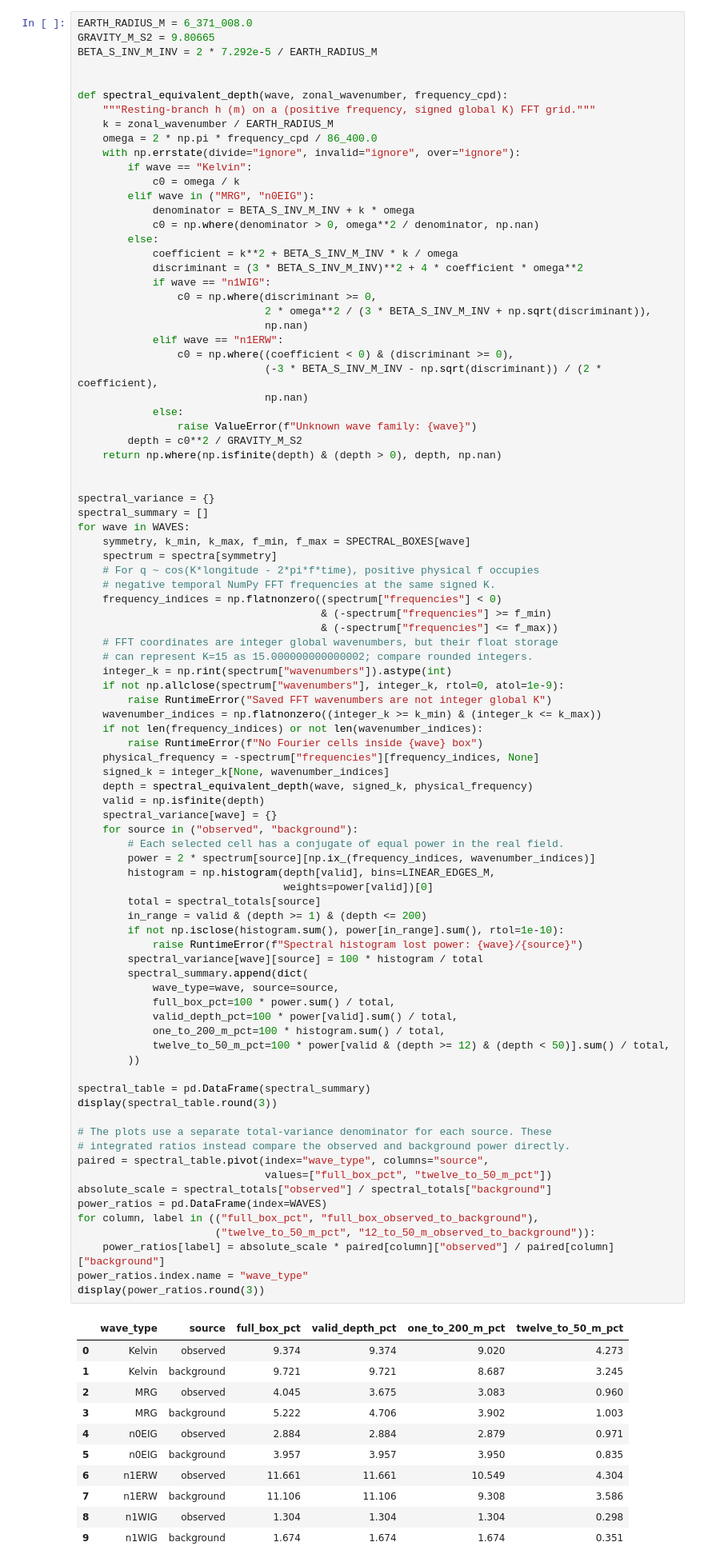
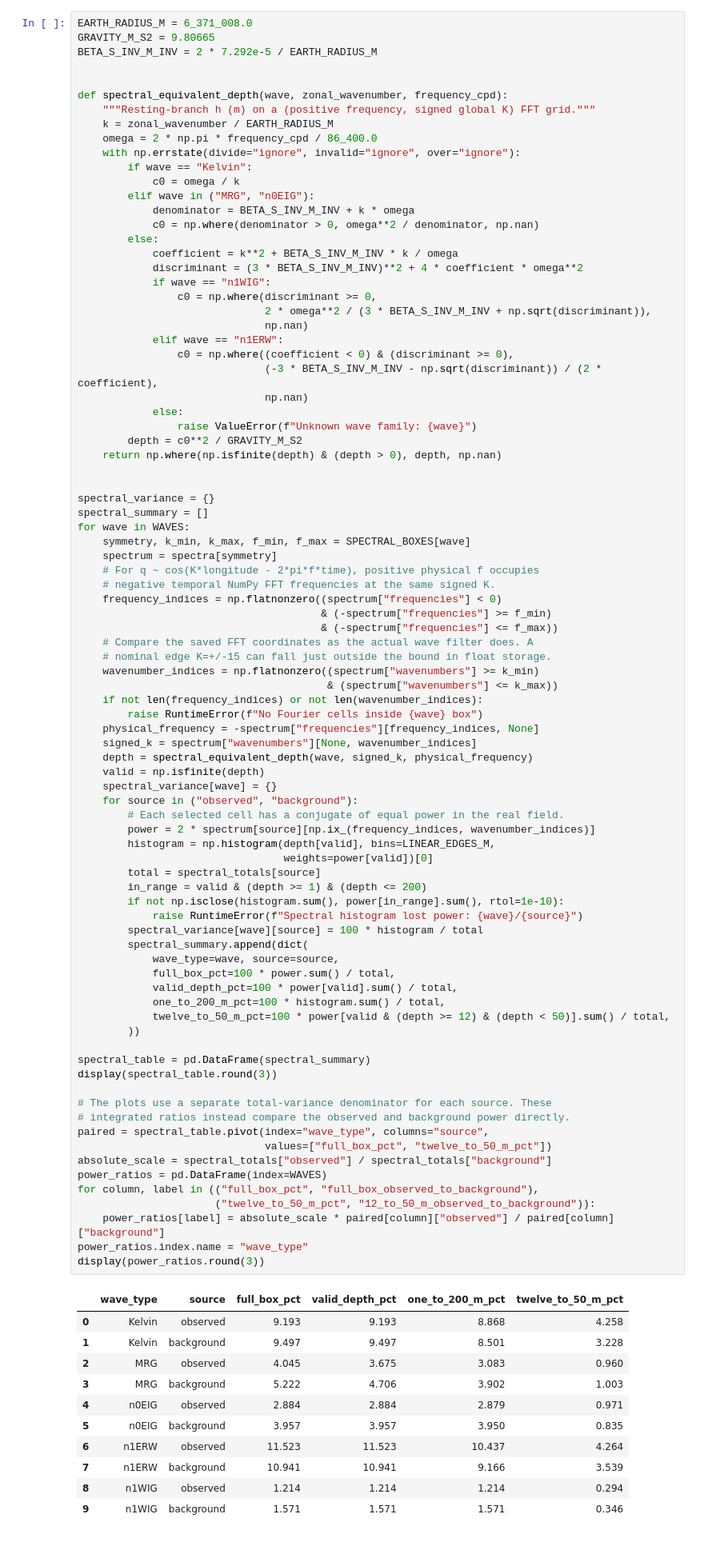
Before and after one commit to pedroanguloumana/cmip6_equiv_depth_distributions, a Jupyter notebook: notebooks/codex_heff_distribution_noaa.ipynb, the cells around one changed output. Shown at 80% size. Saved outputs shown, nothing was run; the diff lists cells and outputs as text.

```diff
--- a/notebooks/codex_heff_distribution_noaa.ipynb
+++ b/notebooks/codex_heff_distribution_noaa.ipynb
@@ -390,16 +390,14 @@ for wave in WAVES:
     frequency_indices = np.flatnonzero((spectrum["frequencies"] < 0)
                                        & (-spectrum["frequencies"] >= f_min)
                                        & (-spectrum["frequencies"] <= f_max))
-    # FFT coordinates are integer global wavenumbers, but their float storage
-    # can represent K=15 as 15.000000000000002; compare rounded integers.
-    integer_k = np.rint(spectrum["wavenumbers"]).astype(int)
-    if not np.allclose(spectrum["wavenumbers"], integer_k, rtol=0, atol=1e-9):
-        raise RuntimeError("Saved FFT wavenumbers are not integer global K")
-    wavenumber_indices = np.flatnonzero((integer_k >= k_min) & (integer_k <= k_max))
+    # Compare the saved FFT coordinates as the actual wave filter does. A
+    # nominal edge K=+/-15 can fall just outside the bound in float storage.
+    wavenumber_indices = np.flatnonzero((spectrum["wavenumbers"] >= k_min)
+                                        & (spectrum["wavenumbers"] <= k_max))
     if not len(frequency_indices) or not len(wavenumber_indices):
         raise RuntimeError(f"No Fourier cells inside {wave} box")
     physical_frequency = -spectrum["frequencies"][frequency_indices, None]
-    signed_k = integer_k[None, wavenumber_indices]
+    signed_k = spectrum["wavenumbers"][None, wavenumber_indices]
     depth = spectral_equivalent_depth(wave, signed_k, physical_frequency)
     valid = np.isfinite(depth)
     spectral_variance[wave] = {}
@@ -410,42 +408,42 @@ for wave in WAVES:
                                  weights=power[valid])[0]
         total = spectral_totals[source]
         in_range = valid & (depth >= 1) & (depth <= 200)
         if not np.isclose(histogram.sum(), power[in_range].sum(), rtol=1e-10):
             raise RuntimeError(f"Spectral histogram lost power: {wave}/{source}")
         spectral_variance[wave][source] = 100 * histogram / total
         spectral_summary.append(dict(
             wave_type=wave, source=source,
             full_box_pct=100 * power.sum() / total,
             valid_depth_pct=100 * power[valid].sum() / total,
             one_to_200_m_pct=100 * histogram.sum() / total,
             twelve_to_50_m_pct=100 * power[valid & (depth >= 12) & (depth < 50)].sum() / total,
         ))
 
 spectral_table = pd.DataFrame(spectral_summary)
 display(spectral_table.round(3))
 
 # The plots use a separate total-variance denominator for each source. These
 # integrated ratios instead compare the observed and background power directly.
 paired = spectral_table.pivot(index="wave_type", columns="source",
                               values=["full_box_pct", "twelve_to_50_m_pct"])
 absolute_scale = spectral_totals["observed"] / spectral_totals["background"]
 power_ratios = pd.DataFrame(index=WAVES)
 for column, label in (("full_box_pct", "full_box_observed_to_background"),
                       ("twelve_to_50_m_pct", "12_to_50_m_observed_to_background")):
     power_ratios[label] = absolute_scale * paired[column]["observed"] / paired[column]["background"]
 power_ratios.index.name = "wave_type"
 display(power_ratios.round(3))
 # %% [output]
 |  | wave_type | source | full_box_pct | valid_depth_pct | one_to_200_m_pct | twelve_to_50_m_pct |
-| 0 | Kelvin | observed | 9.374 | 9.374 | 9.020 | 4.273 |
-| 1 | Kelvin | background | 9.721 | 9.721 | 8.687 | 3.245 |
+| 0 | Kelvin | observed | 9.193 | 9.193 | 8.868 | 4.258 |
+| 1 | Kelvin | background | 9.497 | 9.497 | 8.501 | 3.228 |
 | 2 | MRG | observed | 4.045 | 3.675 | 3.083 | 0.960 |
 | 3 | MRG | background | 5.222 | 4.706 | 3.902 | 1.003 |
 | 4 | n0EIG | observed | 2.884 | 2.884 | 2.879 | 0.971 |
 | 5 | n0EIG | background | 3.957 | 3.957 | 3.950 | 0.835 |
-| 6 | n1ERW | observed | 11.661 | 11.661 | 10.549 | 4.304 |
-| 7 | n1ERW | background | 11.106 | 11.106 | 9.308 | 3.586 |
-| 8 | n1WIG | observed | 1.304 | 1.304 | 1.304 | 0.298 |
-| 9 | n1WIG | background | 1.674 | 1.674 | 1.674 | 0.351 |
+| 6 | n1ERW | observed | 11.523 | 11.523 | 10.437 | 4.264 |
+| 7 | n1ERW | background | 10.941 | 10.941 | 9.166 | 3.539 |
+| 8 | n1WIG | observed | 1.214 | 1.214 | 1.214 | 0.294 |
+| 9 | n1WIG | background | 1.571 | 1.571 | 1.571 | 0.346 |
 |  | full_box_observed_to_background | 12_to_50_m_observed_to_background |
 | wave_type |  |  |
```
Also changed, not shown: parts of 11 cells of this notebook, 3 other files.
